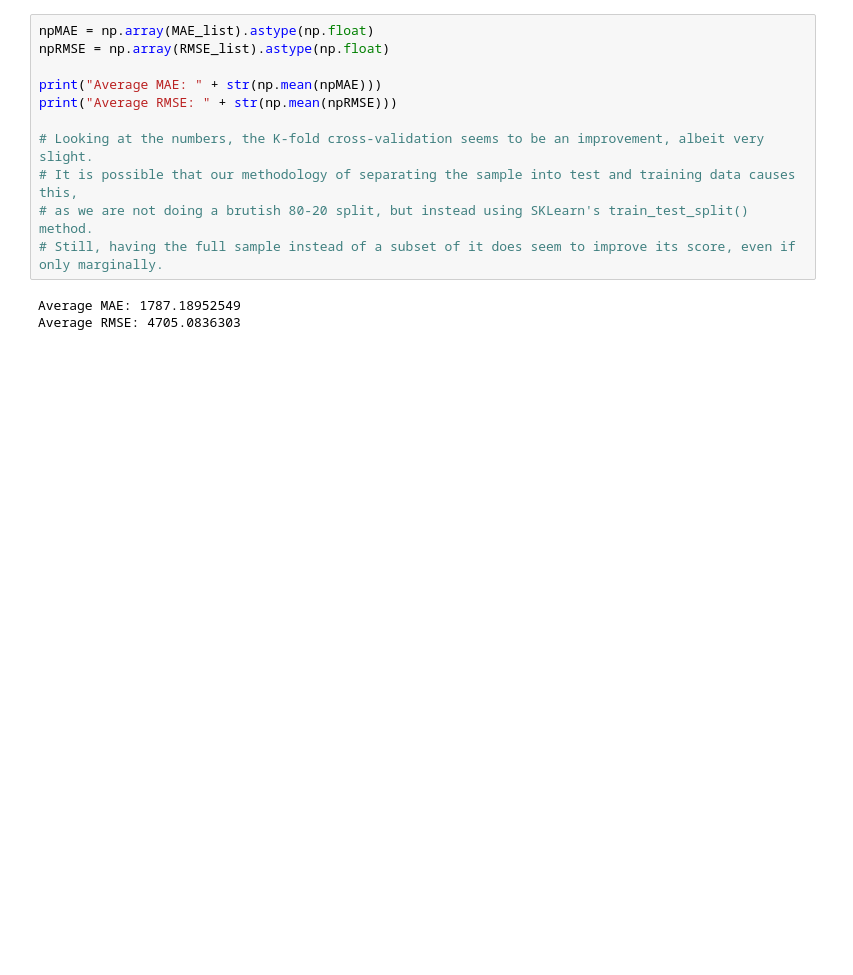
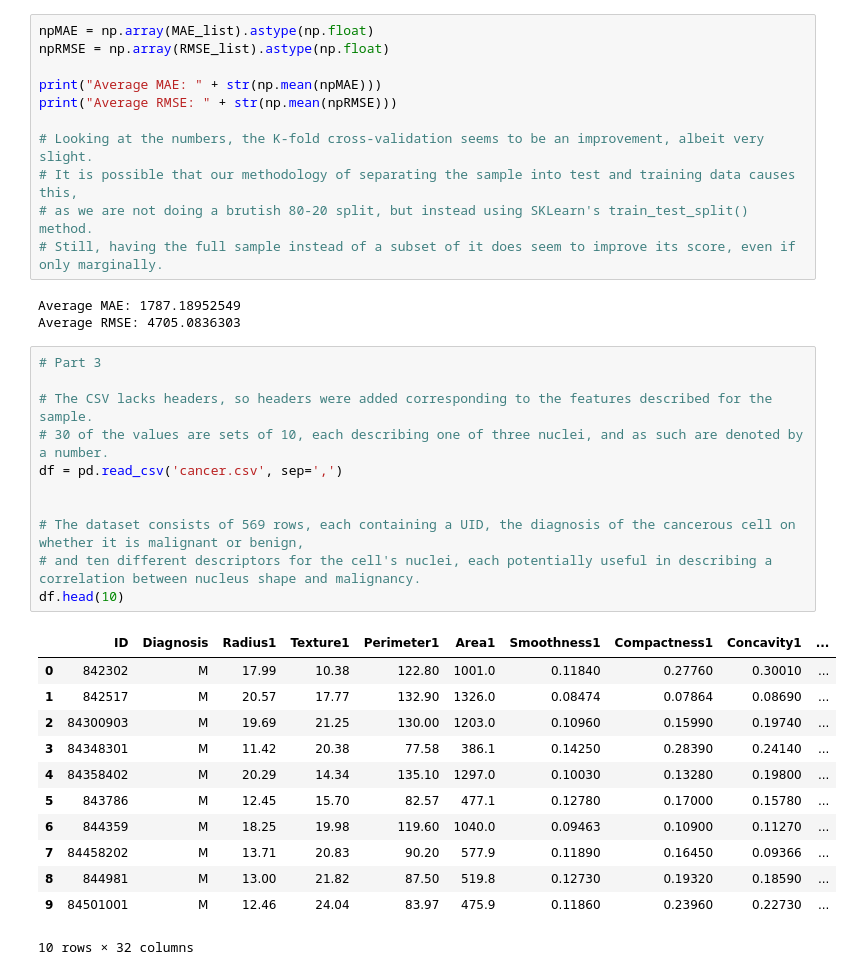
Before and after one commit to NicolaiVBonderup/BusinessIntelligenceElective, a Jupyter notebook: Assignment6/assignment6.ipynb, the cells around one changed output. Drawn from its saved outputs; the diff is of its cells as text; blank space fills up the shorter version.

Commit message:
Added part 3

```diff
--- a/Assignment6/assignment6.ipynb
+++ b/Assignment6/assignment6.ipynb
@@ -129,3 +128,27 @@ print("Average RMSE: " + str(np.mean(npRMSE)))
 # %% [output]
 Average MAE: 1787.18952549
 Average RMSE: 4705.0836303
+# %%
+# Part 3
+
+# The CSV lacks headers, so headers were added corresponding to the features described for the sample.
+# 30 of the values are sets of 10, each describing one of three nuclei, and as such are denoted by a number.
+df = pd.read_csv('cancer.csv', sep=',')
+
+
+# The dataset consists of 569 rows, each containing a UID, the diagnosis of the cancerous cell on whether it is malignant or benign,
+# and ten different descriptors for the cell's nuclei, each potentially useful in describing a correlation between nucleus shape and malignancy.
+df.head(10)
+# %% [output]
+|  | ID | Diagnosis | Radius1 | Texture1 | Perimeter1 | Area1 | Smoothness1 | Compactness1 | Concavity1 | ... |
+| 0 | 842302 | M | 17.99 | 10.38 | 122.80 | 1001.0 | 0.11840 | 0.27760 | 0.30010 | ... |
+| 1 | 842517 | M | 20.57 | 17.77 | 132.90 | 1326.0 | 0.08474 | 0.07864 | 0.08690 | ... |
+| 2 | 84300903 | M | 19.69 | 21.25 | 130.00 | 1203.0 | 0.10960 | 0.15990 | 0.19740 | ... |
+| 3 | 84348301 | M | 11.42 | 20.38 | 77.58 | 386.1 | 0.14250 | 0.28390 | 0.24140 | ... |
+| 4 | 84358402 | M | 20.29 | 14.34 | 135.10 | 1297.0 | 0.10030 | 0.13280 | 0.19800 | ... |
+| 5 | 843786 | M | 12.45 | 15.70 | 82.57 | 477.1 | 0.12780 | 0.17000 | 0.15780 | ... |
+| 6 | 844359 | M | 18.25 | 19.98 | 119.60 | 1040.0 | 0.09463 | 0.10900 | 0.11270 | ... |
+| 7 | 84458202 | M | 13.71 | 20.83 | 90.20 | 577.9 | 0.11890 | 0.16450 | 0.09366 | ... |
+| 8 | 844981 | M | 13.00 | 21.82 | 87.50 | 519.8 | 0.12730 | 0.19320 | 0.18590 | ... |
+| 9 | 84501001 | M | 12.46 | 24.04 | 83.97 | 475.9 | 0.11860 | 0.23960 | 0.22730 | ... |
+10 rows × 32 columns
```
Also changed, not shown: parts of 6 cells of this notebook.
